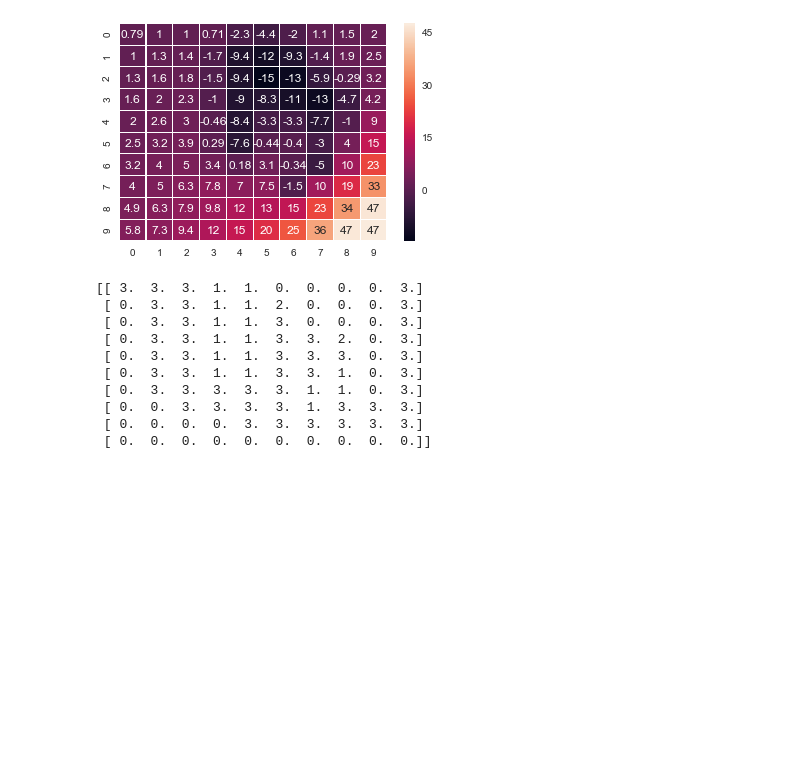
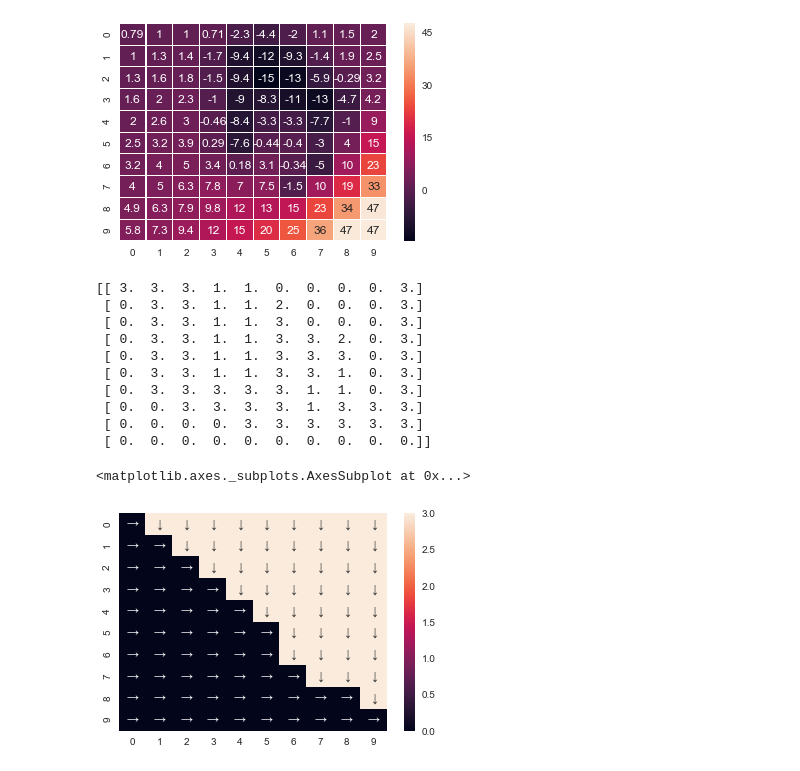
Before and after one commit to maithilibhide/ECE232, a Jupyter notebook: Project3/reinforcement_learning.ipynb, the cells around one changed output. Cells and saved outputs as stored; diff of their text form; code cells hidden in the pictures; blank space fills up the shorter version.

```diff
--- a/Project3/reinforcement_learning.ipynb
+++ b/Project3/reinforcement_learning.ipynb
@@ -286,3 +286,19 @@ print(policy2)
  [ 0.  0.  3.  3.  3.  3.  1.  3.  3.  3.]
  [ 0.  0.  0.  0.  3.  3.  3.  3.  3.  3.]
  [ 0.  0.  0.  0.  0.  0.  0.  0.  0.  0.]]
+# %%
+arrow_map = {0:'\u2192', 1:'\u2190', 2:'\u2191',3:'\u2193'}
+# %%
+def arrow_conversion(policy):
+    policy_arrows = np.array(policy, dtype="object")
+    for row in range(len(policy)):
+        for col in range(len(policy)):
+            idx = policy[row,col]
+            policy_arrows[row,col] = arrow_map[idx]
+    return policy_arrows
+# %%
+policy1_arrows = arrow_conversion(policy1)
+sns.heatmap(policy1, annot=policy1_arrows, fmt='')
+# %% [output]
+<matplotlib.axes._subplots.AxesSubplot at 0x...>
+[figure, added]
```
Also changed, not shown: parts of 1 cell of this notebook.
